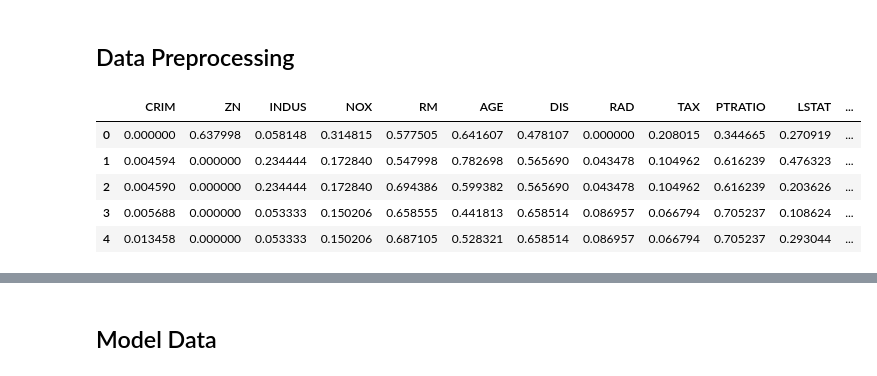
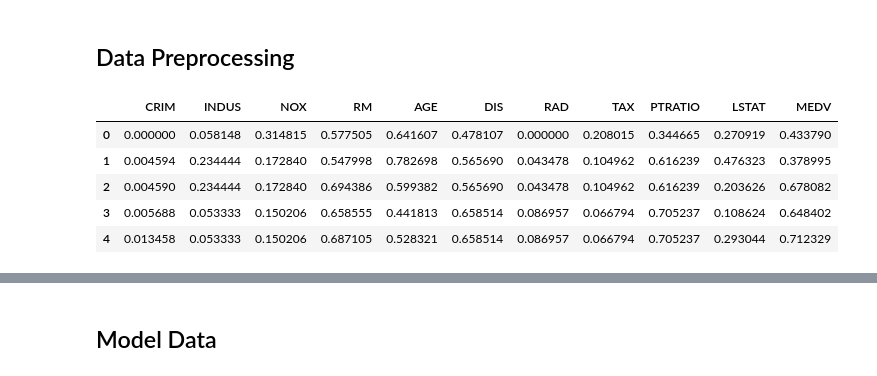
Before and after one commit to edutjie/Machine-Learning-Indonesia.AI, a Jupyter notebook: assignments/EduardusTjitrahardja_A2_batch17.ipynb, the cells around one changed output, grey strips where cells are left out. Cells and saved outputs as stored; diff of their text form; code cells hidden in the pictures.

```diff
--- a/assignments/EduardusTjitrahardja_A2_batch17.ipynb
+++ b/assignments/EduardusTjitrahardja_A2_batch17.ipynb
@@ -156,6 +152,6 @@ len(df)
 # %%
 outliers_index = []
-for col in num_cols:
+for col in set(num_cols)-{'MEDV'}:
     q1 = df[col].quantile(0.25)
     q3 = df[col].quantile(0.75)
     iqr = q3 - q1
@@ -191,6 +186,6 @@ Shape after dropping outliers: (490, 14)
 # %% [markdown]
 ### Fix Skewness
 # %%
-skewed_cols = [col for col in num_cols if abs(df[col].skew()) > 0.8]
+skewed_cols = [col for col in set(num_cols) - {"MEDV"} if abs(df[col].skew()) > 0.8]
 skewed_cols
 # %% [output]
@@ -202,5 +197,11 @@ for col in skewed_cols:
 fig, axes = plt.subplots(2, 3, figsize=(10, 5))
 for i, col in enumerate(skewed_cols):
     sns.histplot(df[col], ax=axes[i // 3, i % 3], kde=True, stat="density", linewidth=0)
+    axes[i // 3, i % 3].text(
+        x=0.4,
+        y=0.9,
+        transform=axes[i // 3, i % 3].transAxes,
+        s="Skewness: %f" % df.iloc[:, i].skew(),
+    )
 plt.tight_layout()
 # %% [output]
@@ -230,15 +231,16 @@ mx = MinMaxScaler()
 # %%
 # selected_cols = ['LSTAT', 'PTRATIO','TAX', 'RM', 'NOX', 'INDUS', 'CRIM', 'MEDV']
 selected_cols = [col for col in df.columns.to_list() if abs(df[col].corr(df.MEDV)) > 0.4]
 # for e in ['TAX', 'RAD']:
 #     selected_cols.remove(e)
+selected_cols.remove('ZN')
 scaled_df = pd.DataFrame(mx.fit_transform(df[selected_cols]), columns=selected_cols, index=df.index)
 scaled_df.head()
 # %% [output]
-|  | CRIM | ZN | INDUS | NOX | RM | AGE | DIS | RAD | TAX | PTRATIO | LSTAT | ... |
-| 0 | 0.000000 | 0.637998 | 0.058148 | 0.314815 | 0.577505 | 0.641607 | 0.478107 | 0.000000 | 0.208015 | 0.344665 | 0.270919 | ... |
-| 1 | 0.004594 | 0.000000 | 0.234444 | 0.172840 | 0.547998 | 0.782698 | 0.565690 | 0.043478 | 0.104962 | 0.616239 | 0.476323 | ... |
-| 2 | 0.004590 | 0.000000 | 0.234444 | 0.172840 | 0.694386 | 0.599382 | 0.565690 | 0.043478 | 0.104962 | 0.616239 | 0.203626 | ... |
-| 3 | 0.005688 | 0.000000 | 0.053333 | 0.150206 | 0.658555 | 0.441813 | 0.658514 | 0.086957 | 0.066794 | 0.705237 | 0.108624 | ... |
-| 4 | 0.013458 | 0.000000 | 0.053333 | 0.150206 | 0.687105 | 0.528321 | 0.658514 | 0.086957 | 0.066794 | 0.705237 | 0.293044 | ... |
+|  | CRIM | INDUS | NOX | RM | AGE | DIS | RAD | TAX | PTRATIO | LSTAT | MEDV |
+| 0 | 0.000000 | 0.058148 | 0.314815 | 0.577505 | 0.641607 | 0.478107 | 0.000000 | 0.208015 | 0.344665 | 0.270919 | 0.433790 |
+| 1 | 0.004594 | 0.234444 | 0.172840 | 0.547998 | 0.782698 | 0.565690 | 0.043478 | 0.104962 | 0.616239 | 0.476323 | 0.378995 |
+| 2 | 0.004590 | 0.234444 | 0.172840 | 0.694386 | 0.599382 | 0.565690 | 0.043478 | 0.104962 | 0.616239 | 0.203626 | 0.678082 |
+| 3 | 0.005688 | 0.053333 | 0.150206 | 0.658555 | 0.441813 | 0.658514 | 0.086957 | 0.066794 | 0.705237 | 0.108624 | 0.648402 |
+| 4 | 0.013458 | 0.053333 | 0.150206 | 0.687105 | 0.528321 | 0.658514 | 0.086957 | 0.066794 | 0.705237 | 0.293044 | 0.712329 |
 # %%
```
Also changed, not shown: parts of 16 cells of this notebook.
